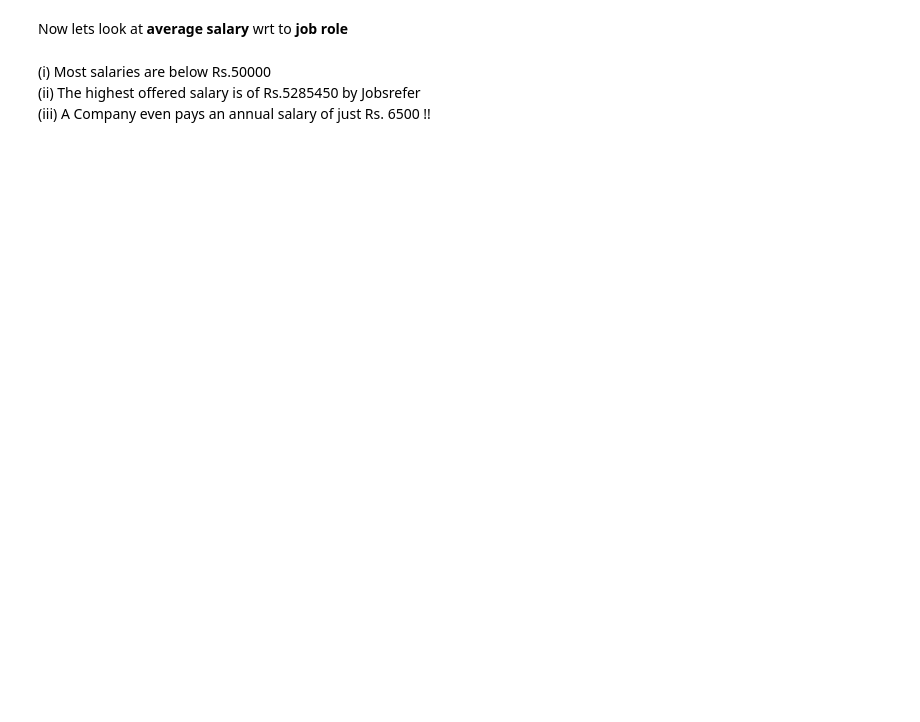
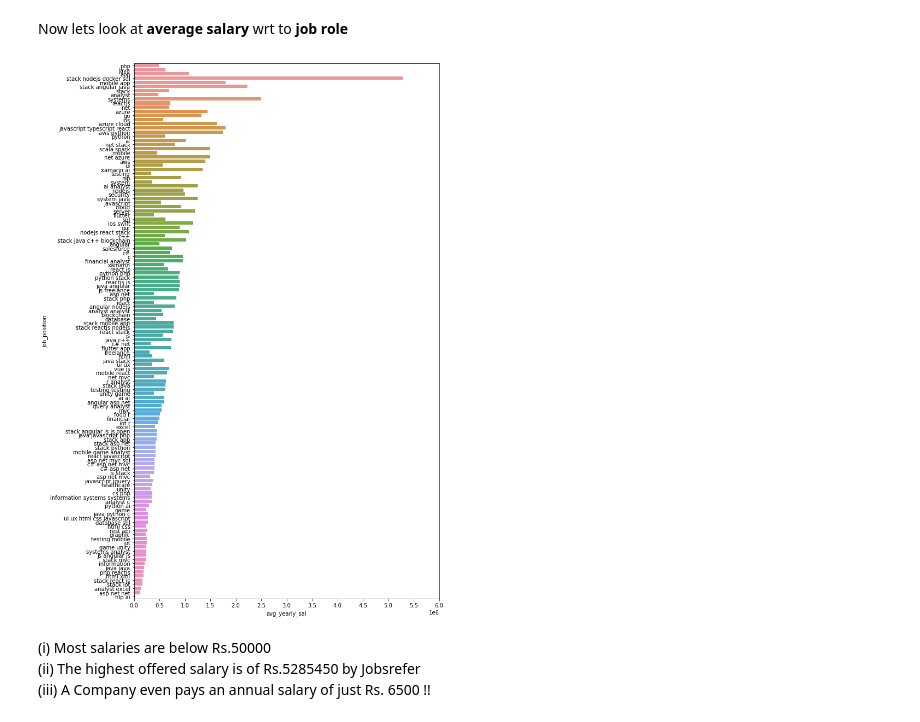
Before and after one commit to blaze-fire/Salary-Predictor, a Jupyter notebook: EDA.ipynb, the cells around one changed output. Drawn from its saved outputs; the diff is of its cells as text; code cells hidden in the pictures; blank space fills up the shorter version.

```diff
--- a/EDA.ipynb
+++ b/EDA.ipynb
@@ -266,9 +280,11 @@ df[['Job_position', 'avg_yearly_sal']].sort_values(by=['avg_yearly_sal'], ascend
 Now lets look at <b>average salary</b> wrt to <b>job role</b>
 # %%
 plt.figure(figsize = (10,18))
-sns.barplot(y = 'Job_position', x = 'avg_yearly_sal', data =  df.loc[(df['avg_yearly_sal'] != 0) & (df['Job_position'] != 'na')].sort_values(by=['avg_yearly_sal'], ascending=False), ci=False)
+sns.barplot(x = 'avg_yearly_sal', y = 'Job_position', data =  df[(df['avg_yearly_sal'] != 0) & (df['Job_position'] != 'na')][['Job_position', 'avg_yearly_sal']].sort_values(by=['avg_yearly_sal'], ascending=False), ci=False)
 plt.xticks([0, 0.5e6, 1e6, 1.5e6, 2e6, 2.5e6, 3e6, 3.5e6, 4e6, 4.5e6, 5e6, 5.5e6, 6e6])
 plt.show()
+# %% [output]
+[figure, added]
 # %% [markdown]
 (i)   Most salaries are below Rs.50000 <br>
 (ii)  The highest offered salary is of Rs.5285450 by Jobsrefer<br>
```
Also changed, not shown: parts of 4 cells of this notebook, 1 other file.
